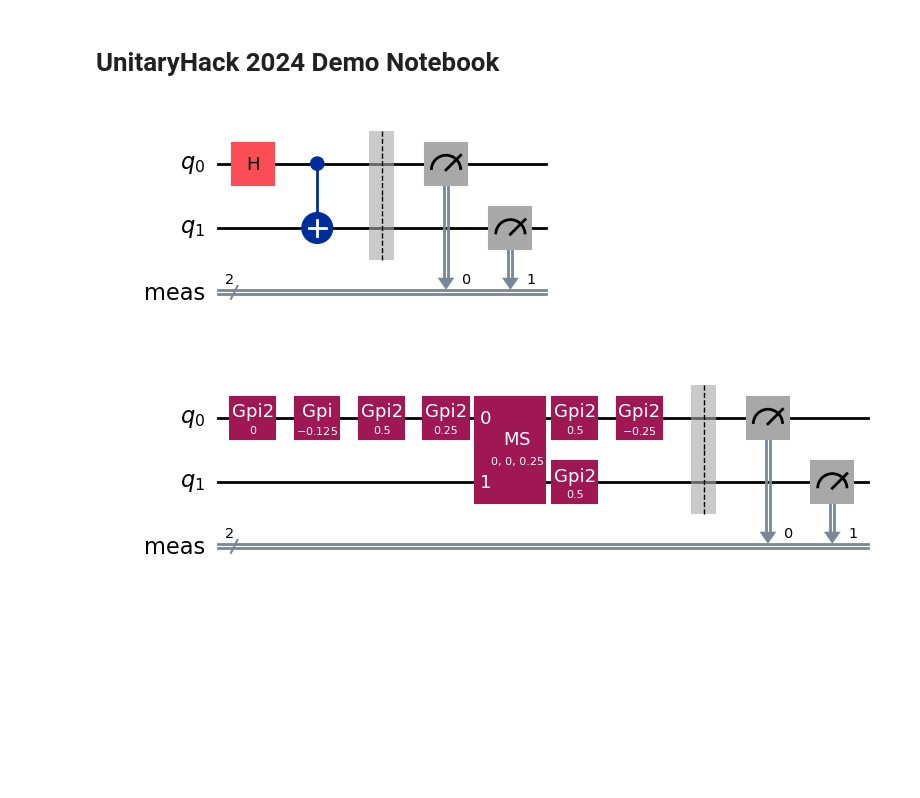
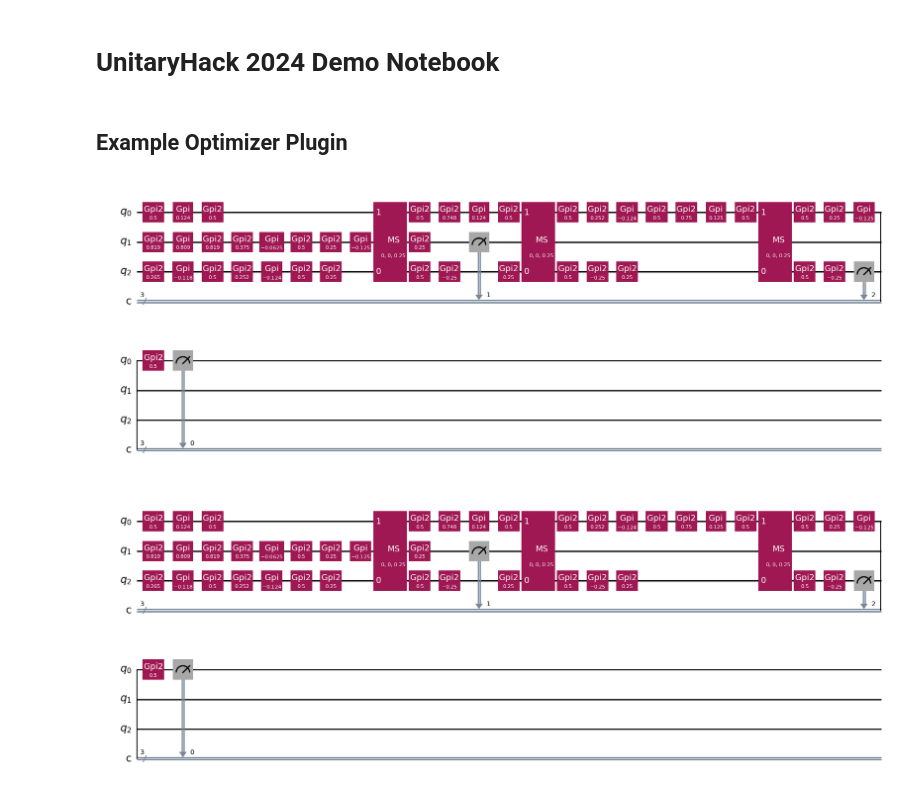
Before and after one commit to ionq-samples/Ion-Q-Thruster, a Jupyter notebook: main.ipynb, the cells around one changed output. Cells and saved outputs as stored; diff of their text form; code cells hidden in the pictures; blank space fills up the shorter version.

```diff
--- a/main.ipynb
+++ b/main.ipynb
@@ -11,25 +18,5 @@ from qiskit_ionq import IonQProvider
 api_key = os.getenv("IONQ_API_KEY") or input("Enter your IonQ API key: ")
 provider = IonQProvider(token=api_key)
 backend = provider.get_backend("simulator", gateset="native")
-# %%
-# Define a QIS-gate circuit
-qc = QuantumCircuit(2, name="bell state")
-qc.h(0)
-qc.cx(0, 1)
-qc.measure_all()
-
-# Plot the circuit
-qc.draw(output="mpl")
-# %% [output]
-[figure, removed]
-# %%
-# Transpile the circuit to the native gate set
-# Here, you will need to override the Qiskit optimizer
-# to use the IonQ optimizer. The goal is to outperform the
-# Qiskit optimizer in terms of gate count and circuit depth.
-t_qc = transpile(qc, backend=backend, optimization_level=3)
-
-# Plot the transpiled circuit
-t_qc.draw(output="mpl")
-# %% [output]
-[figure, removed]
+# %% [markdown]
+## Example Optimizer Plugin
@@ -36,2 +52,15 @@ t_qc.draw(output="mpl")
+# %%
+# Create a random circuit
+r_qc = random_circuit(3, 3, measure=True)
+
+# Optimize the circuit
+o_qc = custom_pass_manager.run(r_qc)
+t_qc = transpile(o_qc, backend=backend, optimization_level=3)
+
+# Print the optimized circuit
+t_qc.draw("mpl")
+# %% [output]
+[figure, added]
+[figure, added]
 # %%
 # Run the circuit
```
Also changed, not shown: parts of 4 cells of this notebook, 3 other files.
